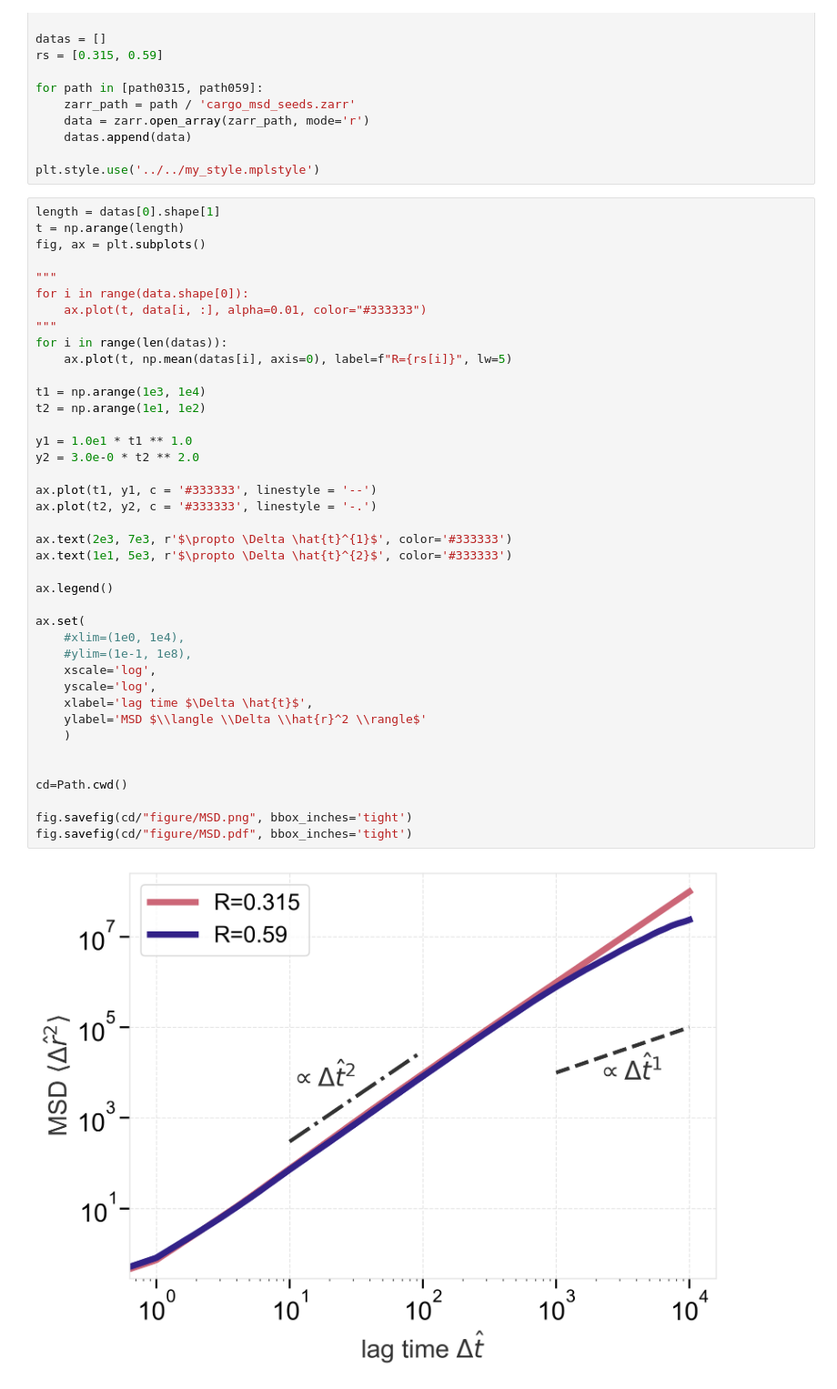
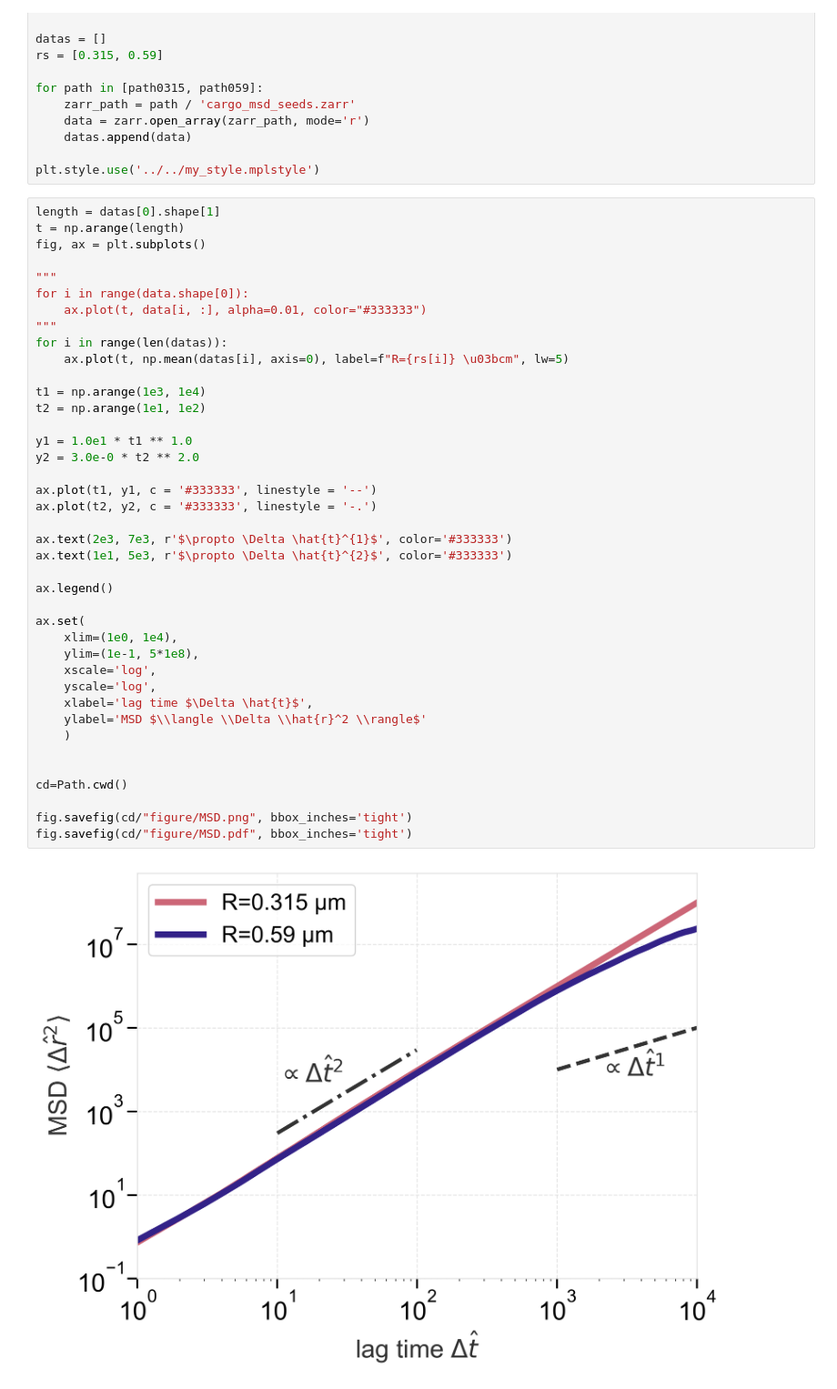
Before and after one commit to wppppupr/MTCargoSim, a Jupyter notebook: analysis/graph/MSD.ipynb, the cells around one changed output. Shown at 91% size. Saved outputs shown, nothing was run; the diff lists cells and outputs as text.

```diff
--- a/analysis/graph/MSD.ipynb
+++ b/analysis/graph/MSD.ipynb
@@ -26,35 +26,35 @@ for i in range(data.shape[0]):
     ax.plot(t, data[i, :], alpha=0.01, color="#333333")
 """
 for i in range(len(datas)):
-    ax.plot(t, np.mean(datas[i], axis=0), label=f"R={rs[i]}", lw=5)
+    ax.plot(t, np.mean(datas[i], axis=0), label=f"R={rs[i]} \u03bcm", lw=5)
 
 t1 = np.arange(1e3, 1e4)
 t2 = np.arange(1e1, 1e2)
 
 y1 = 1.0e1 * t1 ** 1.0
 y2 = 3.0e-0 * t2 ** 2.0
 
 ax.plot(t1, y1, c = '#333333', linestyle = '--')
 ax.plot(t2, y2, c = '#333333', linestyle = '-.')
 
 ax.text(2e3, 7e3, r'$\propto \Delta \hat{t}^{1}$', color='#333333')
 ax.text(1e1, 5e3, r'$\propto \Delta \hat{t}^{2}$', color='#333333')
 
 ax.legend()
 
 ax.set(
-    #xlim=(1e0, 1e4),
-    #ylim=(1e-1, 1e8),
+    xlim=(1e0, 1e4),
+    ylim=(1e-1, 5*1e8),
     xscale='log',
     yscale='log',
     xlabel='lag time $\Delta \hat{t}$',
     ylabel='MSD $\\langle \\Delta \\hat{r}^2 \\rangle$'
     )
 
 
 cd=Path.cwd()
 
 fig.savefig(cd/"figure/MSD.png", bbox_inches='tight')
 fig.savefig(cd/"figure/MSD.pdf", bbox_inches='tight')
 # %% [output]
-[figure, old version]
+[figure, new version]
```
Also changed, not shown: 3 other files.
